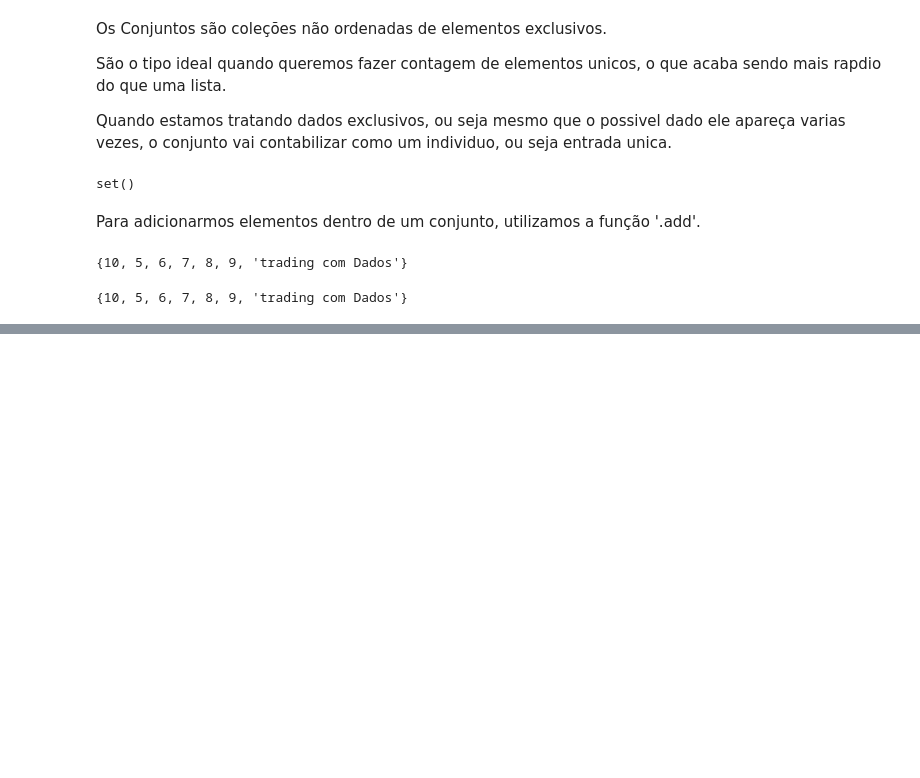
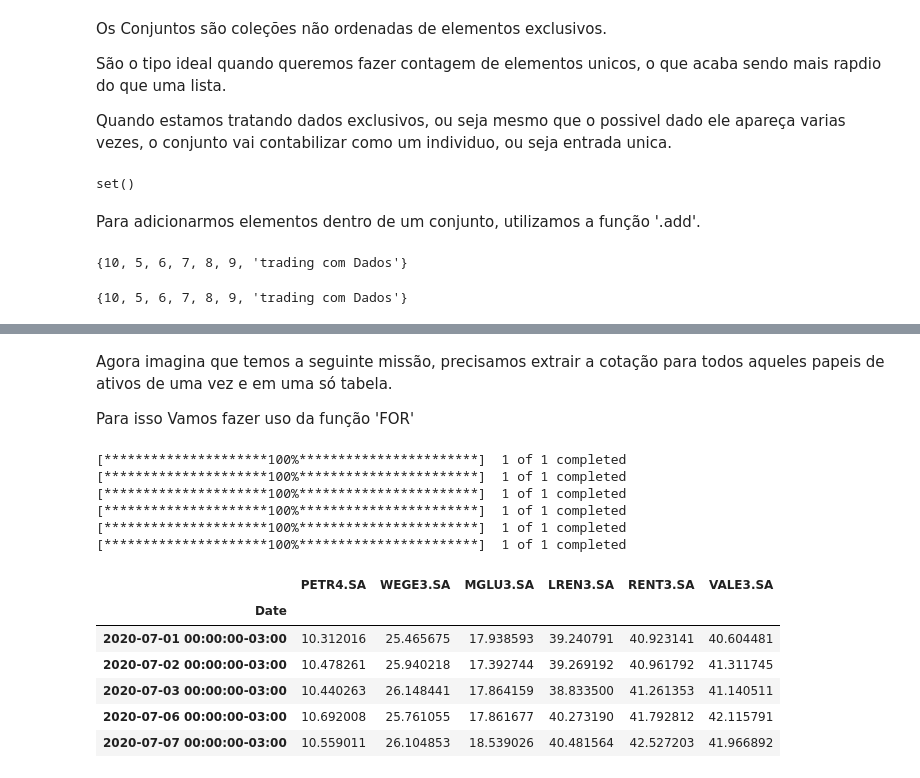
Before and after one commit to alexbrun01/M01--Introdu-o-ao-Python-com-Aplica-es-de-Mercado-Financeiro, a Jupyter notebook: M01_Introdução_ao_Python_com_Aplicações_de_Mercado_Financeiro.ipynb, the cells around one changed output, grey strips where cells are left out. Cells and saved outputs as stored; diff of their text form; code cells hidden in the pictures; blank space fills up the shorter version.

```diff
--- a/M01_Introdução_ao_Python_com_Aplicações_de_Mercado_Financeiro.ipynb
+++ b/M01_Introdução_ao_Python_com_Aplicações_de_Mercado_Financeiro.ipynb
@@ -738,0 +872,4 @@ conjunto
+# %% [markdown]
+Agora imagina que temos a seguinte missão, precisamos extrair a cotação para todos aqueles papeis de ativos de uma vez e em uma só tabela.
+
+Para isso Vamos fazer uso da função 'FOR'
@@ -738,0 +878,20 @@ conjunto
+# %%
+for acoes in lista_ativos:
+ df [acoes] = yf.download(acoes, start = '2020-07-01', end = '2022-12-29')['Adj Close']
+# %% [output]
+[*********************100%***********************]  1 of 1 completed
+[*********************100%***********************]  1 of 1 completed
+[*********************100%***********************]  1 of 1 completed
+[*********************100%***********************]  1 of 1 completed
+[*********************100%***********************]  1 of 1 completed
+[*********************100%***********************]  1 of 1 completed
+# %%
+ df.head()
+# %% [output]
+|  | PETR4.SA | WEGE3.SA | MGLU3.SA | LREN3.SA | RENT3.SA | VALE3.SA |
+| Date |  |  |  |  |  |  |
+| 2020-07-01 00:00:00-03:00 | 10.312016 | 25.465675 | 17.938593 | 39.240791 | 40.923141 | 40.604481 |
+| 2020-07-02 00:00:00-03:00 | 10.478261 | 25.940218 | 17.392744 | 39.269192 | 40.961792 | 41.311745 |
+| 2020-07-03 00:00:00-03:00 | 10.440263 | 26.148441 | 17.864159 | 38.833500 | 41.261353 | 41.140511 |
+| 2020-07-06 00:00:00-03:00 | 10.692008 | 25.761055 | 17.861677 | 40.273190 | 41.792812 | 42.115791 |
+| 2020-07-07 00:00:00-03:00 | 10.559011 | 26.104853 | 18.539026 | 40.481564 | 42.527203 | 41.966892 |
```
Also changed, not shown: parts of 31 cells of this notebook.
